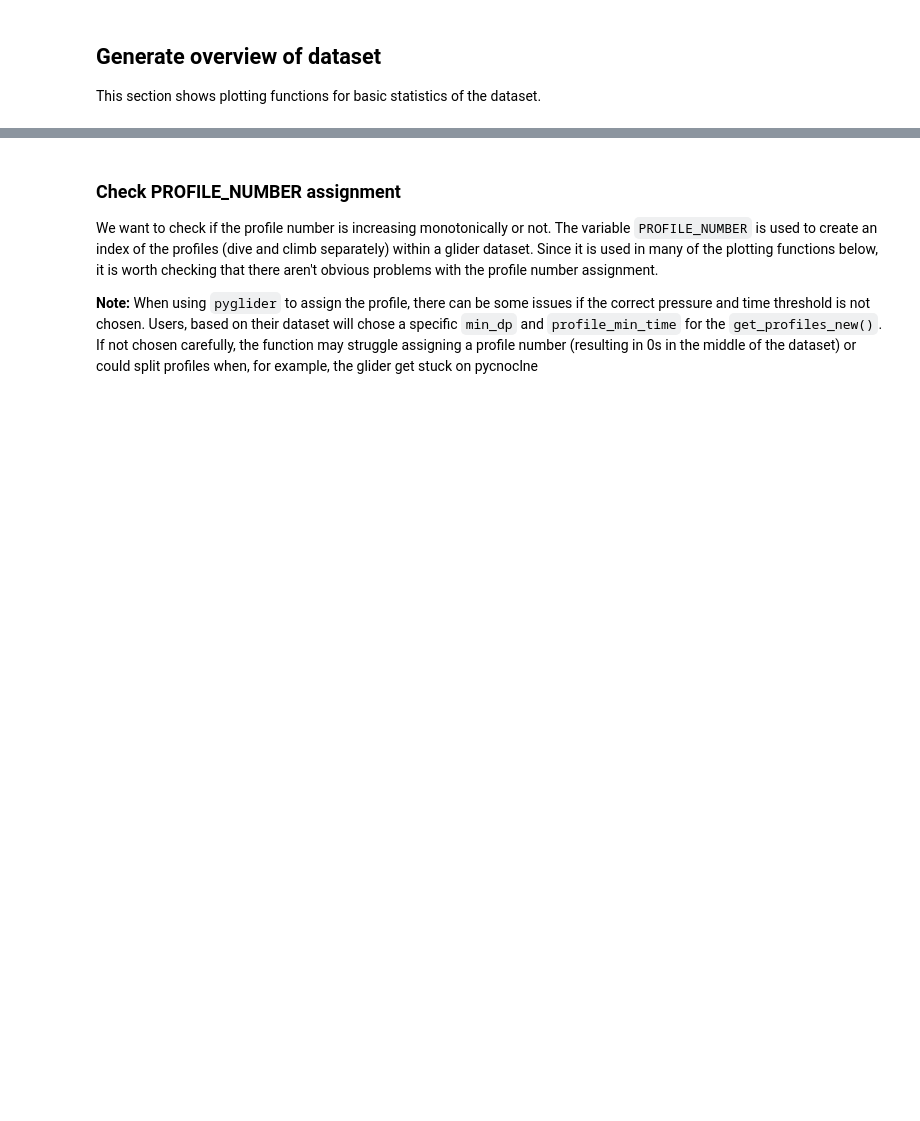
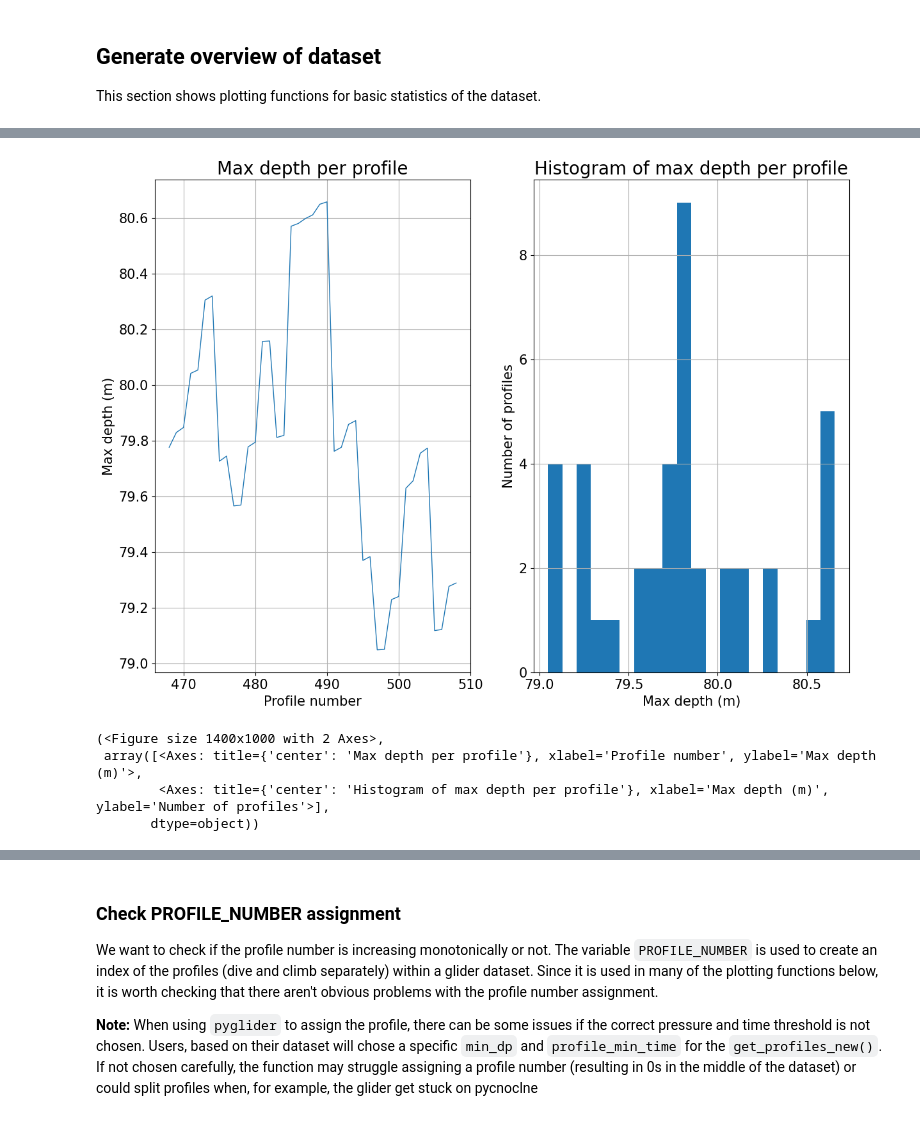
Before and after one commit to tillmrtz/glidertest, a Jupyter notebook: notebooks/demo.ipynb, the cells around one changed output, grey strips where cells are left out. Drawn from its saved outputs; the diff is of its cells as text; code cells hidden in the pictures; blank space fills up the shorter version.

```diff
--- a/notebooks/demo.ipynb
+++ b/notebooks/demo.ipynb
@@ -53,3 +75,12 @@ plots.plot_glider_track(ds)
+# %%
+# Basic plot of the maximum depth of the dataset per profile
+plots.plot_max_depth_per_profile(ds)
+# %% [output]
+[figure, added]
+(<Figure size 1400x1000 with 2 Axes>,
+ array([<Axes: title={'center': 'Max depth per profile'}, xlabel='Profile number', ylabel='Max depth (m)'>,
+        <Axes: title={'center': 'Histogram of max depth per profile'}, xlabel='Max depth (m)', ylabel='Number of profiles'>],
+       dtype=object))
 # %%
 # Basic diagnostics of the gridding in the dataset
 plots.plot_grid_spacing(ds)
```
Also changed, not shown: parts of 5 cells of this notebook, 2 other files.
